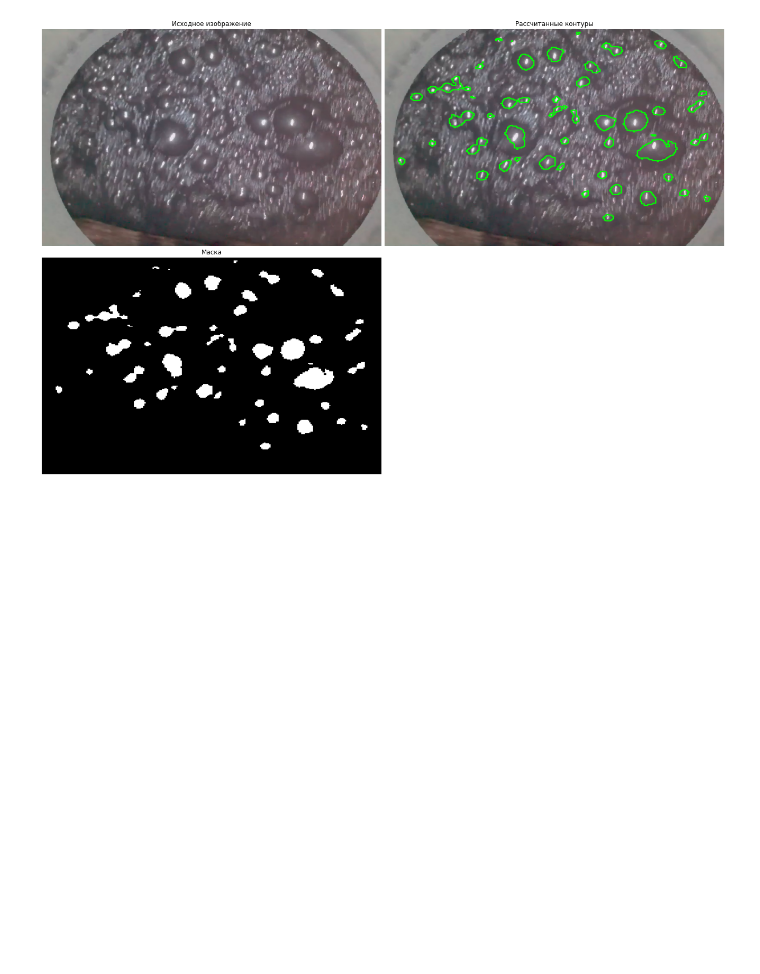
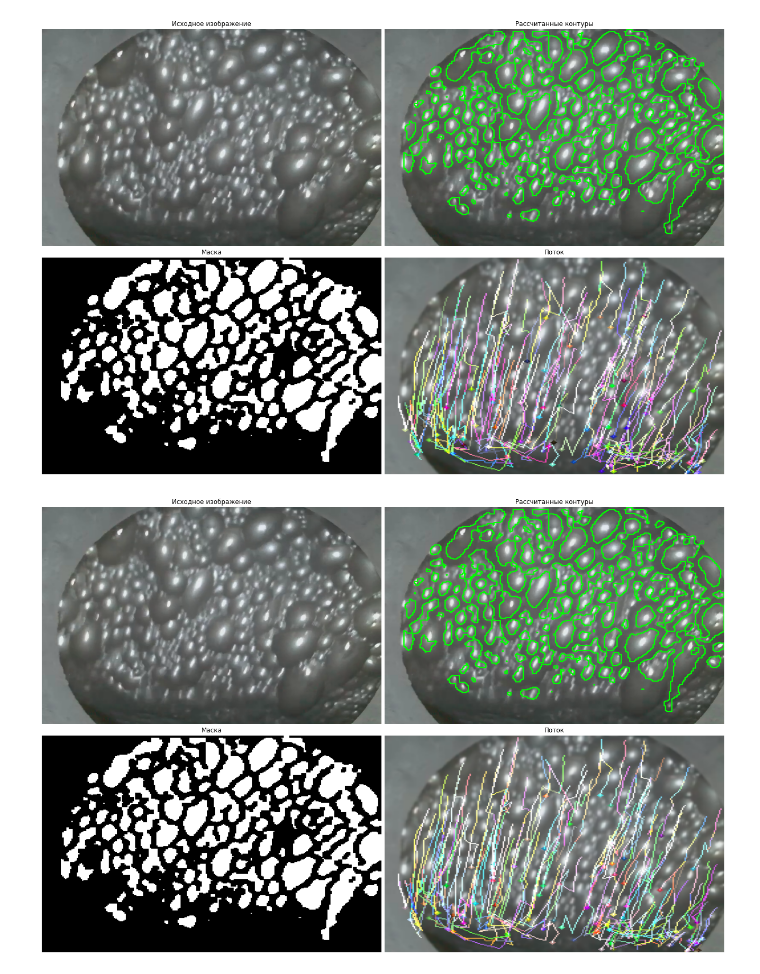
Before and after one commit to erikrause/FroathOpticalFlow, a Jupyter notebook: Pipeline.ipynb, the cells around one changed output. Drawn from its saved outputs; the diff is of its cells as text; code cells hidden in the pictures; blank space fills up the shorter version.

```diff
--- a/Pipeline.ipynb
+++ b/Pipeline.ipynb
@@ -79,14 +133,15 @@ def visualizer(generator, savepath, output_length=0.5, fps=15, bitrate=1800):
 # %%
 if not os.path.exists('./results'):
     os.makedirs('./results')
 
 if not os.path.exists('./weights'):
     os.makedirs('./weights')
 
 if not os.path.exists('../data'):
     os.makedirs('../data')
 
-generator = datagen('data/90_1_7.mp4', 'weights/unetplusplus_weights.pt', batch_size=1)
+generator = datagen('data/90_2_3.mp4', 'weights/unetplusplus_weights.pt', batch_size=1)
 visualizer(generator, './results/visualization.mp4', fps=15, output_length=0.01)
 # %% [output]
-[figure, old version]
+[figure, new version]
+[figure, added]
```
Also changed, not shown: parts of 1 cell of this notebook, 1 other file.
